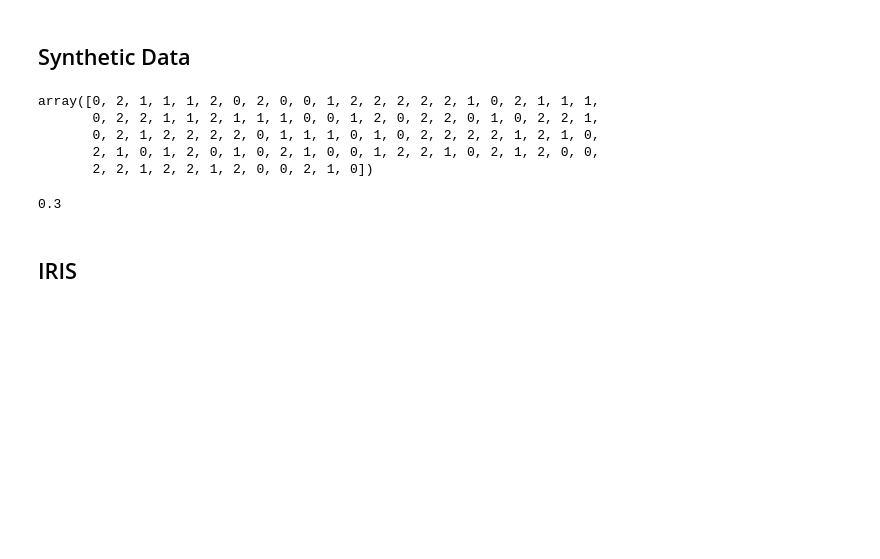
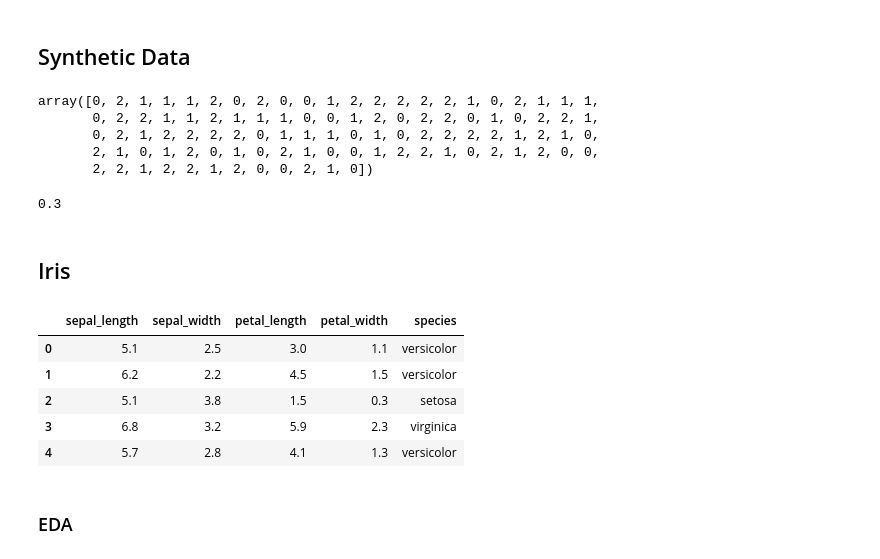
Before and after one commit to Sam50x/ML-from-Scratch, a Jupyter notebook: 3 - KNN/notebook.ipynb, the cells around one changed output. Drawn from its saved outputs; the diff is of its cells as text; code cells hidden in the pictures; blank space fills up the shorter version.

```diff
--- a/3 - KNN/notebook.ipynb
+++ b/3 - KNN/notebook.ipynb
@@ -41,4 +41,19 @@ accuracy_score(y[80:], y_pred)
 # %% [output]
 0.3
 # %% [markdown]
-## IRIS
+## Iris
+# %%
+import pandas as pd
+
+train_df = pd.read_csv('../data/iris/train.csv')
+
+train_df.head()
+# %% [output]
+|  | sepal_length | sepal_width | petal_length | petal_width | species |
+| 0 | 5.1 | 2.5 | 3.0 | 1.1 | versicolor |
+| 1 | 6.2 | 2.2 | 4.5 | 1.5 | versicolor |
+| 2 | 5.1 | 3.8 | 1.5 | 0.3 | setosa |
+| 3 | 6.8 | 3.2 | 5.9 | 2.3 | virginica |
+| 4 | 5.7 | 2.8 | 4.1 | 1.3 | versicolor |
+# %% [markdown]
+### EDA
```
Also changed, not shown: parts of 31 cells of this notebook, 5 other files.
